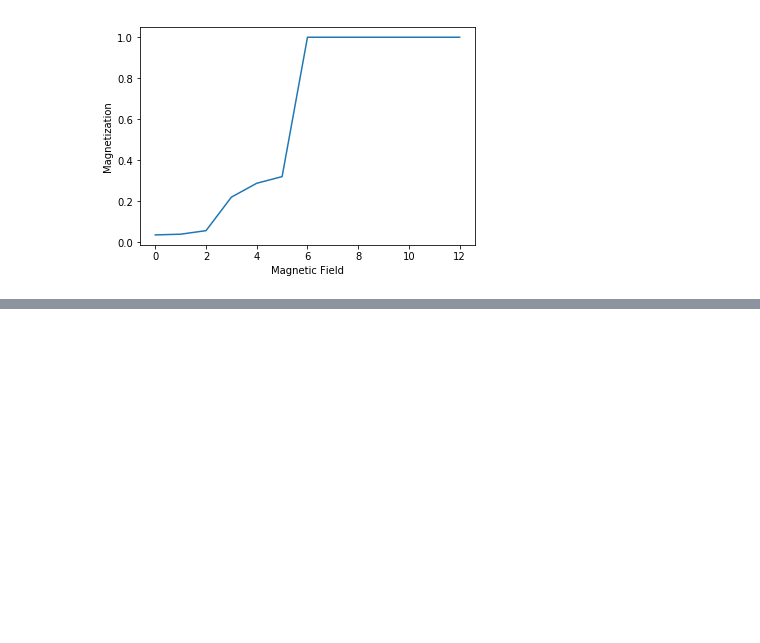
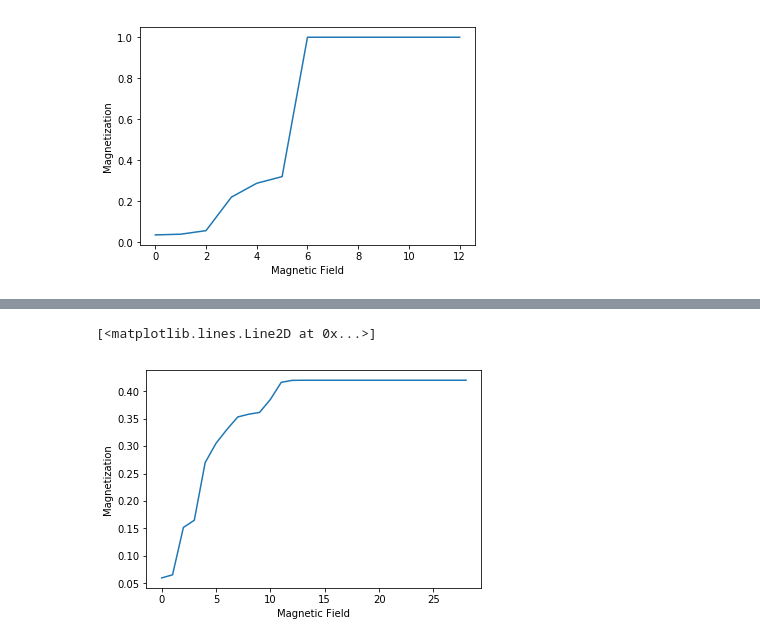
Before and after one commit to pondelion/PhysicsML, a Jupyter notebook: SpinInteractionBaysianEstimation/SpinInteractionBaysianEstimation.ipynb, the cells around one changed output, grey strips where cells are left out. Cells and saved outputs as stored; diff of their text form; code cells hidden in the pictures; blank space fills up the shorter version.

```diff
--- a/SpinInteractionBaysianEstimation/SpinInteractionBaysianEstimation.ipynb
+++ b/SpinInteractionBaysianEstimation/SpinInteractionBaysianEstimation.ipynb
@@ -583,0 +591,7 @@ h :  5
+# %%
+plt.xlabel('Magnetic Field')
+plt.ylabel('Magnetization')
+plt.plot(h_hist, m_hist)
+# %% [output]
+[<matplotlib.lines.Line2D at 0x...>]
+[figure, added]
```
Also changed, not shown: parts of 8 cells of this notebook.
